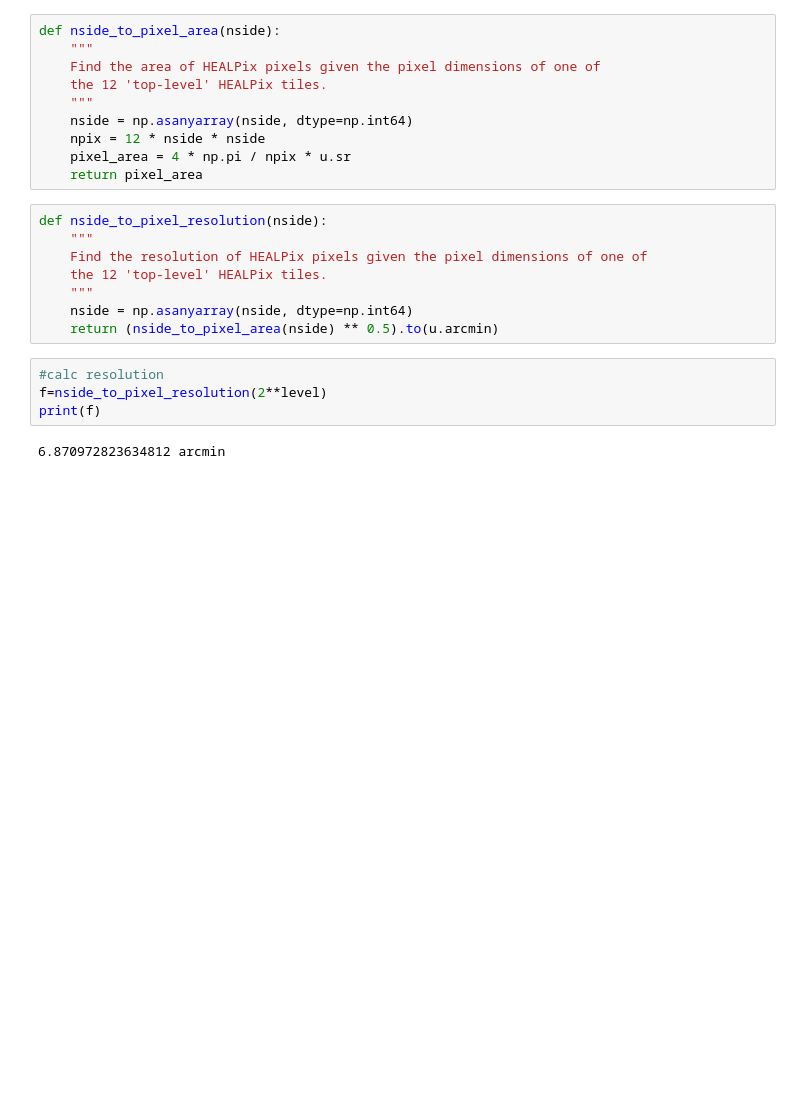
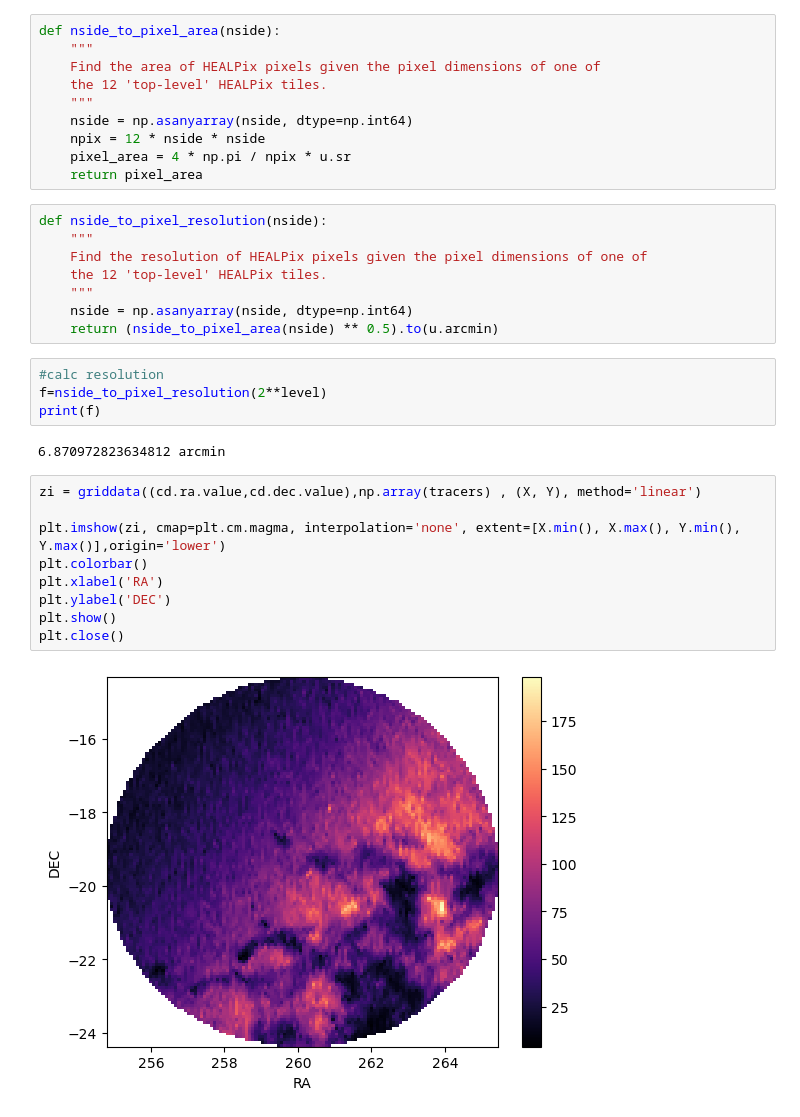
Before and after one commit to AstroTaffer/MEN-681301-OAM, a Jupyter notebook: Farafontova_healpix.ipynb, the cells around one changed output. Saved outputs shown, nothing was run; the diff lists cells and outputs as text; blank space fills up the shorter version.

```diff
--- a/Farafontova_healpix.ipynb
+++ b/Farafontova_healpix.ipynb
@@ -72,3 +88,14 @@ f=nside_to_pixel_resolution(2**level)
 print(f)
 # %% [output]
 6.870972823634812 arcmin
+# %%
+zi = griddata((cd.ra.value,cd.dec.value),np.array(tracers) , (X, Y), method='linear')
+
+plt.imshow(zi, cmap=plt.cm.magma, interpolation='none', extent=[X.min(), X.max(), Y.min(), Y.max()],origin='lower')
+plt.colorbar()
+plt.xlabel('RA')
+plt.ylabel('DEC')
+plt.show()
+plt.close()
+# %% [output]
+[figure, added]
```
Also changed, not shown: parts of 4 cells of this notebook.
